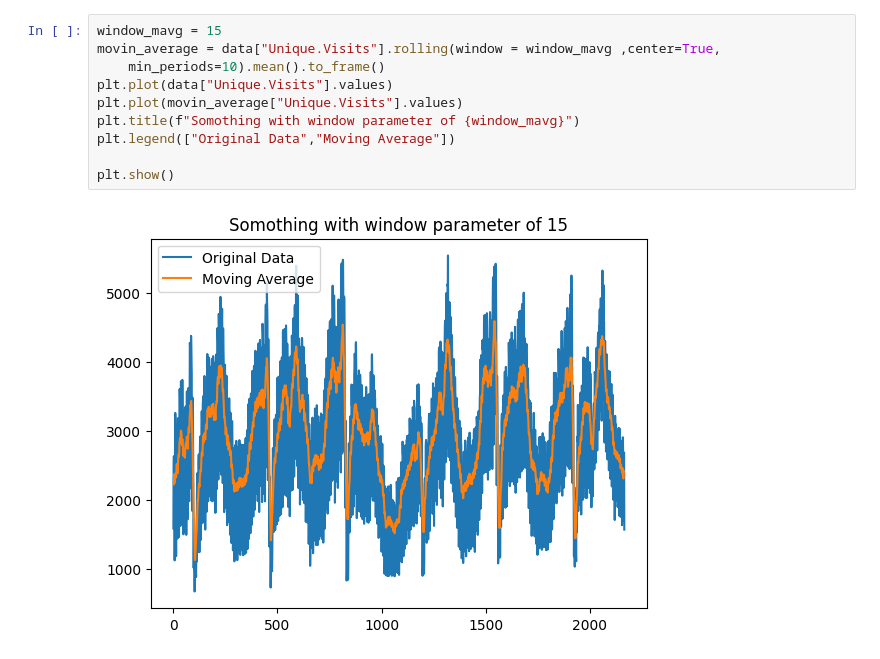
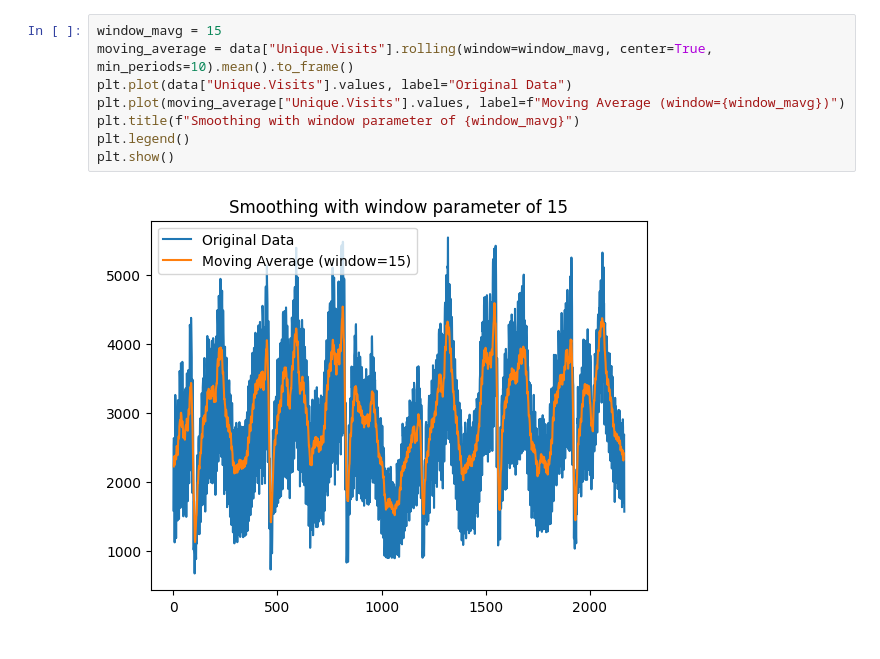
Before and after one commit to CaioMaxximus/Non_weighted_Local_regression_smoothing, a Jupyter notebook: non-weighted-local-regression-smoothing.ipynb, the cells around one changed output. Cells and saved outputs as stored; diff of their text form.

```diff
--- a/non-weighted-local-regression-smoothing.ipynb
+++ b/non-weighted-local-regression-smoothing.ipynb
@@ -80,13 +72,11 @@ plt.show()
 # %%
 window_mavg = 15
-movin_average = data["Unique.Visits"].rolling(window = window_mavg ,center=True,
-    min_periods=10).mean().to_frame()
-plt.plot(data["Unique.Visits"].values)
-plt.plot(movin_average["Unique.Visits"].values)
-plt.title(f"Somothing with window parameter of {window_mavg}")
-plt.legend(["Original Data","Moving Average"])
-
+moving_average = data["Unique.Visits"].rolling(window=window_mavg, center=True, min_periods=10).mean().to_frame()
+plt.plot(data["Unique.Visits"].values, label="Original Data")
+plt.plot(moving_average["Unique.Visits"].values, label=f"Moving Average (window={window_mavg})")
+plt.title(f"Smoothing with window parameter of {window_mavg}")
+plt.legend()
 plt.show()
 # %% [output]
-[figure, old version]
+[figure, new version]
 # %%
```
Also changed, not shown: parts of 16 cells of this notebook.
